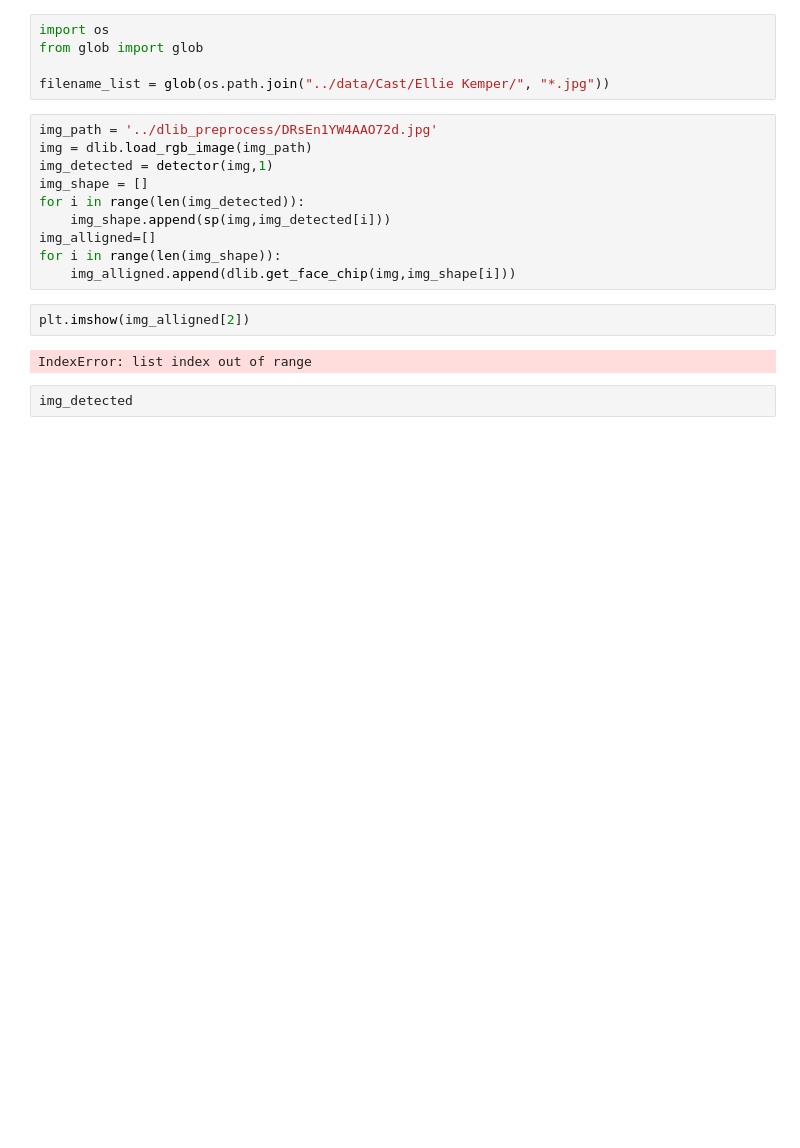
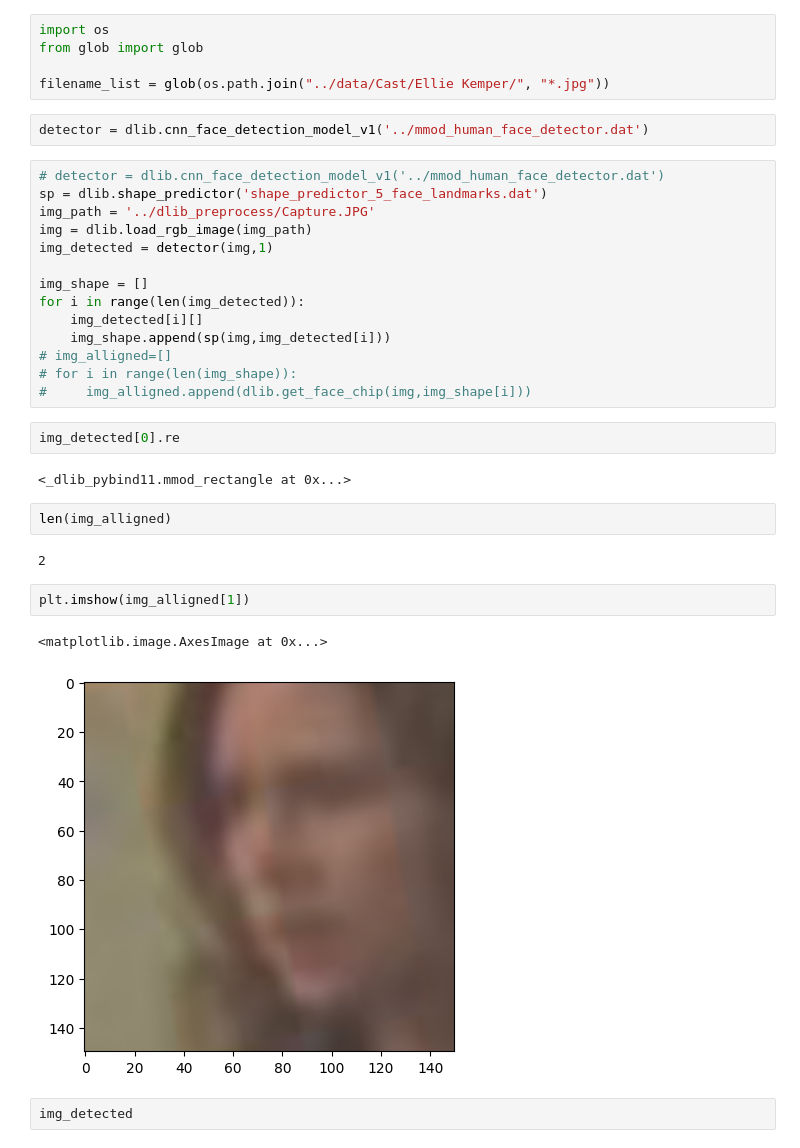
Before and after one commit to kolapally/computer_vision, a Jupyter notebook: dlib_preprocess/dlib.ipynb, the cells around one changed output. Saved outputs shown, nothing was run; the diff lists cells and outputs as text; blank space fills up the shorter version.

Commit message:
dlib detection

```diff
--- a/dlib_preprocess/dlib.ipynb
+++ b/dlib_preprocess/dlib.ipynb
@@ -13,20 +14,35 @@ import os
 from glob import glob
 
 filename_list = glob(os.path.join("../data/Cast/Ellie Kemper/", "*.jpg"))
+# %%
+detector = dlib.cnn_face_detection_model_v1('../mmod_human_face_detector.dat')
 # %%
-img_path = '../dlib_preprocess/DRsEn1YW4AAO72d.jpg'
+# detector = dlib.cnn_face_detection_model_v1('../mmod_human_face_detector.dat')
+sp = dlib.shape_predictor('shape_predictor_5_face_landmarks.dat')
+img_path = '../dlib_preprocess/Capture.JPG'
 img = dlib.load_rgb_image(img_path)
 img_detected = detector(img,1)
+
 img_shape = []
 for i in range(len(img_detected)):
+    img_detected[i][]
     img_shape.append(sp(img,img_detected[i]))
-img_alligned=[]
-for i in range(len(img_shape)):
-    img_alligned.append(dlib.get_face_chip(img,img_shape[i]))
+# img_alligned=[]
+# for i in range(len(img_shape)):
+#     img_alligned.append(dlib.get_face_chip(img,img_shape[i]))
+# %%
+img_detected[0].re
+# %% [output]
+<_dlib_pybind11.mmod_rectangle at 0x...>
+# %%
+len(img_alligned)
+# %% [output]
+2
 # %%
-plt.imshow(img_alligned[2])
+plt.imshow(img_alligned[1])
 # %% [output]
-IndexError: list index out of range
+<matplotlib.image.AxesImage at 0x...>
+[figure, added]
 # %%
 img_detected
 # %% [output]
```
Also changed, not shown: parts of 2 cells of this notebook, 1 other file.
